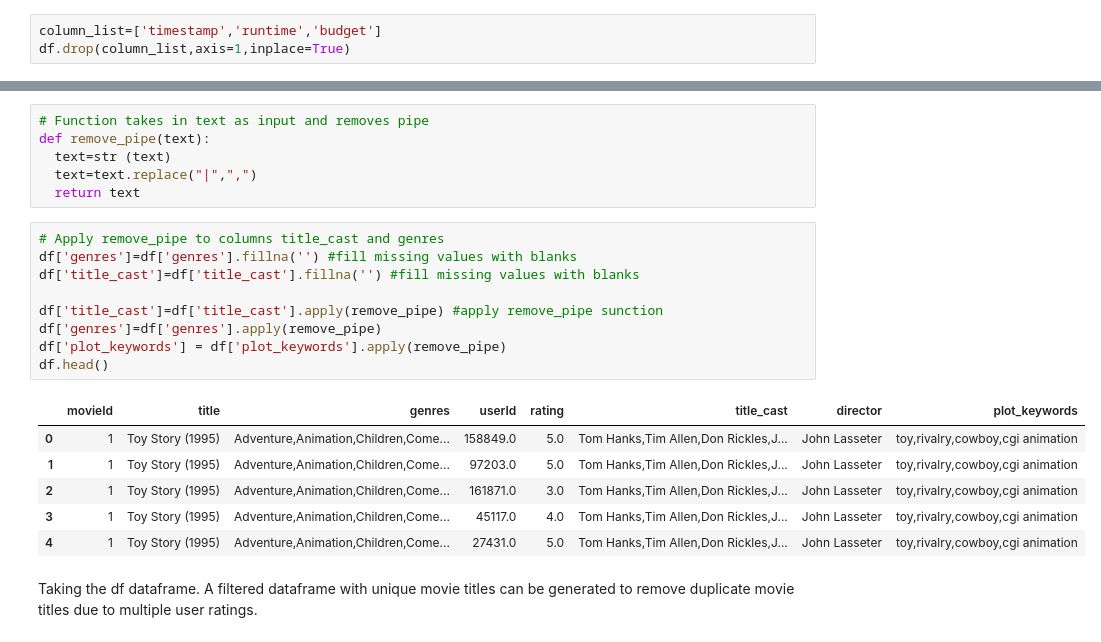
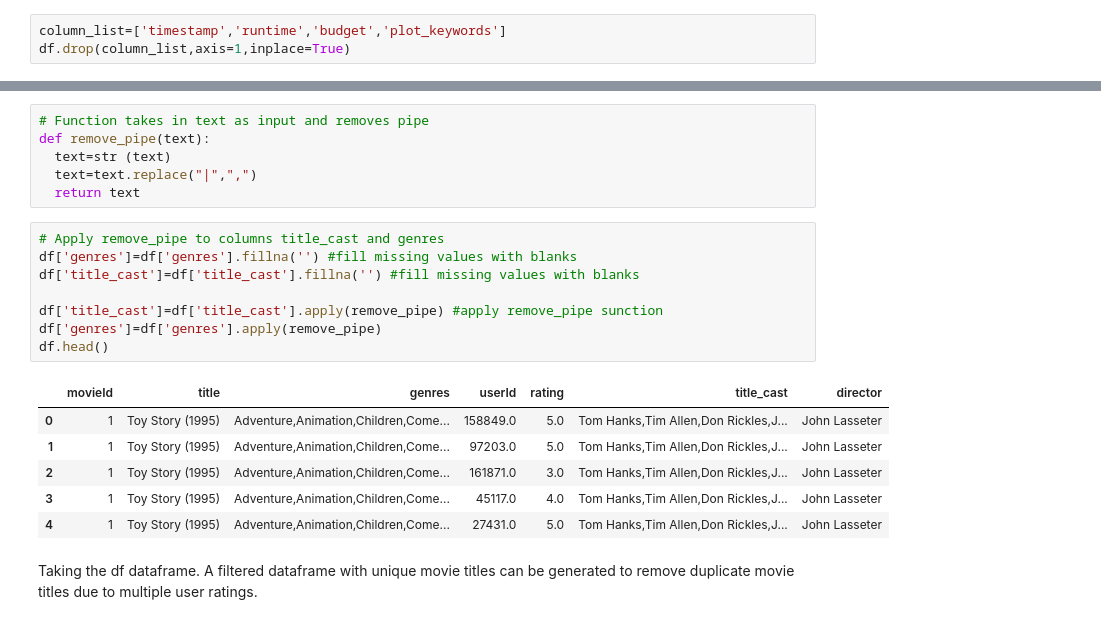
Before and after one commit to EDSATeam11/unsupervised-predict-streamlit-template, a Jupyter notebook: main.ipynb, the cells around one changed output, grey strips where cells are left out. Cells and saved outputs as stored; diff of their text form.

```diff
--- a/main.ipynb
+++ b/main.ipynb
@@ -1180,5 +1172,5 @@ df=pd.merge(df,imdb,how='left',on='movieId') # movies and train left join
 # %%
-column_list=['timestamp','runtime','budget']
+column_list=['timestamp','runtime','budget','plot_keywords']
 df.drop(column_list,axis=1,inplace=True)
 # %%
 # Check df shape
@@ -1204,19 +1196,18 @@ def remove_pipe(text):
 # %%
 # Apply remove_pipe to columns title_cast and genres
 df['genres']=df['genres'].fillna('') #fill missing values with blanks
 df['title_cast']=df['title_cast'].fillna('') #fill missing values with blanks
 
 df['title_cast']=df['title_cast'].apply(remove_pipe) #apply remove_pipe sunction
 df['genres']=df['genres'].apply(remove_pipe)
-df['plot_keywords'] = df['plot_keywords'].apply(remove_pipe)
 df.head()
 # %% [output]
-|  | movieId | title | genres | userId | rating | title_cast | director | plot_keywords |
-| 0 | 1 | Toy Story (1995) | Adventure,Animation,Children,Come... | 158849.0 | 5.0 | Tom Hanks,Tim Allen,Don Rickles,J... | John Lasseter | toy,rivalry,cowboy,cgi animation |
-| 1 | 1 | Toy Story (1995) | Adventure,Animation,Children,Come... | 97203.0 | 5.0 | Tom Hanks,Tim Allen,Don Rickles,J... | John Lasseter | toy,rivalry,cowboy,cgi animation |
-| 2 | 1 | Toy Story (1995) | Adventure,Animation,Children,Come... | 161871.0 | 3.0 | Tom Hanks,Tim Allen,Don Rickles,J... | John Lasseter | toy,rivalry,cowboy,cgi animation |
-| 3 | 1 | Toy Story (1995) | Adventure,Animation,Children,Come... | 45117.0 | 4.0 | Tom Hanks,Tim Allen,Don Rickles,J... | John Lasseter | toy,rivalry,cowboy,cgi animation |
-| 4 | 1 | Toy Story (1995) | Adventure,Animation,Children,Come... | 27431.0 | 5.0 | Tom Hanks,Tim Allen,Don Rickles,J... | John Lasseter | toy,rivalry,cowboy,cgi animation |
+|  | movieId | title | genres | userId | rating | title_cast | director |
+| 0 | 1 | Toy Story (1995) | Adventure,Animation,Children,Come... | 158849.0 | 5.0 | Tom Hanks,Tim Allen,Don Rickles,J... | John Lasseter |
+| 1 | 1 | Toy Story (1995) | Adventure,Animation,Children,Come... | 97203.0 | 5.0 | Tom Hanks,Tim Allen,Don Rickles,J... | John Lasseter |
+| 2 | 1 | Toy Story (1995) | Adventure,Animation,Children,Come... | 161871.0 | 3.0 | Tom Hanks,Tim Allen,Don Rickles,J... | John Lasseter |
+| 3 | 1 | Toy Story (1995) | Adventure,Animation,Children,Come... | 45117.0 | 4.0 | Tom Hanks,Tim Allen,Don Rickles,J... | John Lasseter |
+| 4 | 1 | Toy Story (1995) | Adventure,Animation,Children,Come... | 27431.0 | 5.0 | Tom Hanks,Tim Allen,Don Rickles,J... | John Lasseter |
 # %% [markdown]
 Taking the df dataframe. A filtered dataframe with unique movie titles can be generated to remove duplicate movie titles due to multiple user ratings.
 # %%
```
Also changed, not shown: parts of 34 cells of this notebook.
